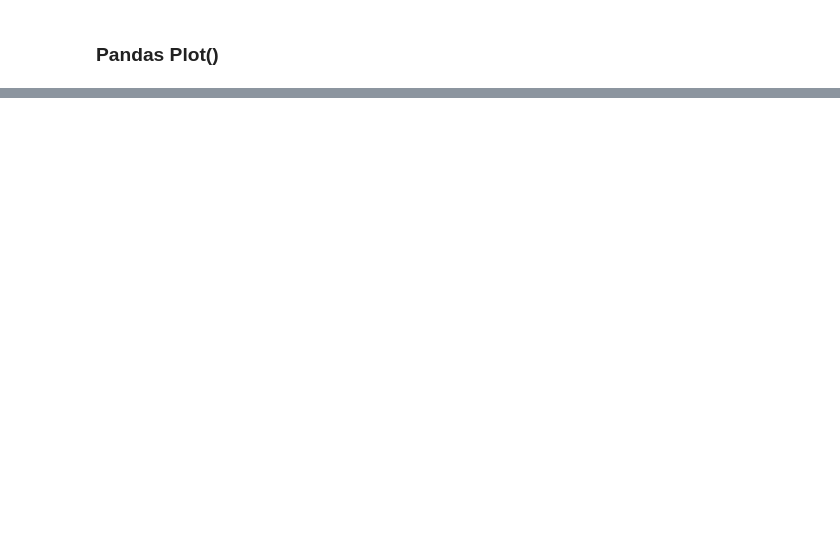
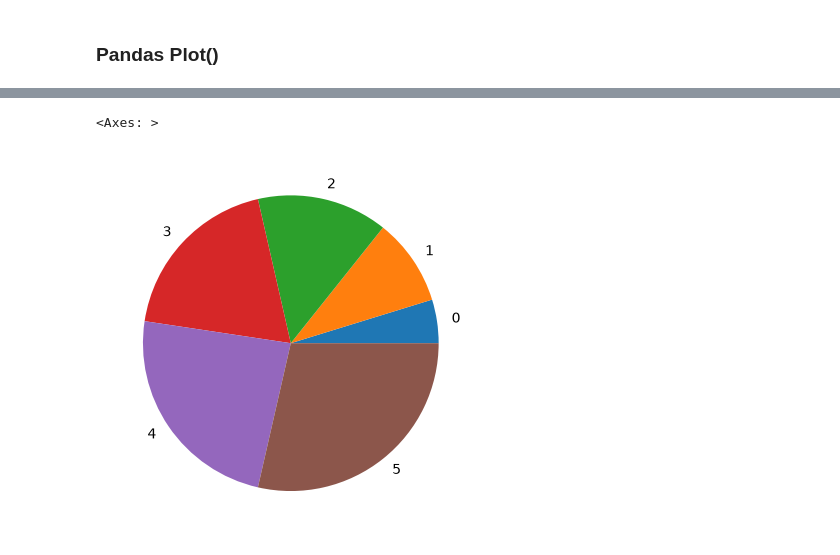
Before and after one commit to AnkitBhardwaj0/python_practice, a Jupyter notebook: matplotlib/advanced_matplotlib.ipynb, the cells around one changed output, grey strips where cells are left out. Saved outputs shown, nothing was run; the diff lists cells and outputs as text; code cells hidden in the pictures; blank space fills up the shorter version.

```diff
--- a/matplotlib/advanced_matplotlib.ipynb
+++ b/matplotlib/advanced_matplotlib.ipynb
@@ -452,0 +438,6 @@ df = pd.DataFrame(
+# %%
+s=pd.Series([1,2,3,4,5,6])
+s.plot(kind='pie')
+# %% [output]
+<Axes: >
+[figure, added]
```
Also changed, not shown: parts of 47 cells of this notebook.
